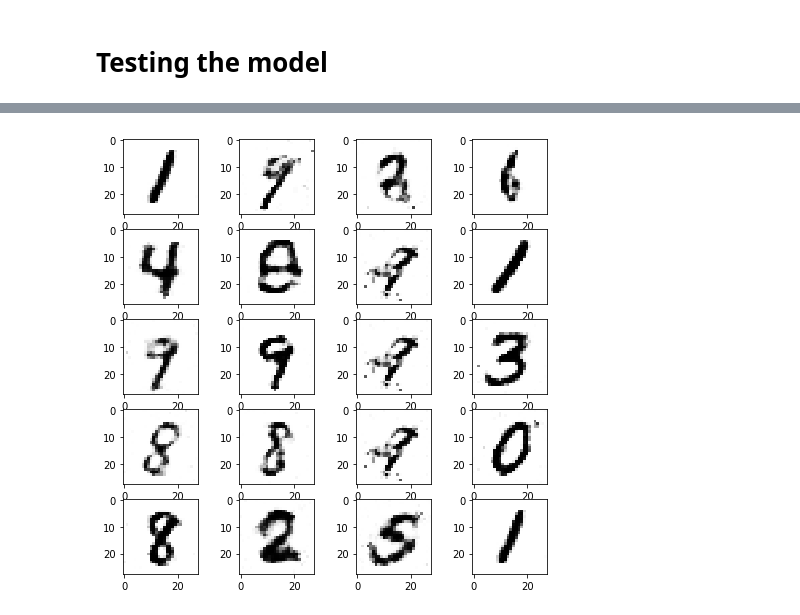
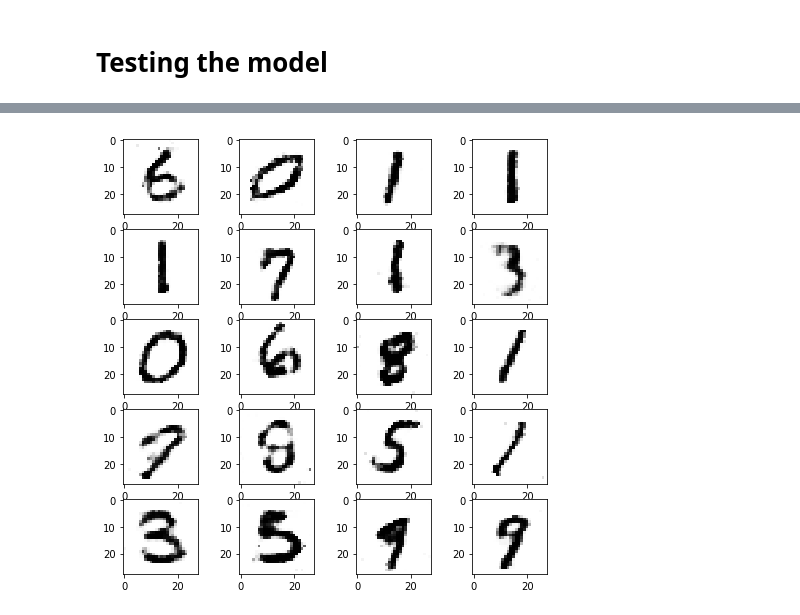
Before and after one commit to SAint7579/GAN_Tensorflow_MNIST, a Jupyter notebook: GAN on MNIST.ipynb, the cells around one changed output, grey strips where cells are left out. Saved outputs shown, nothing was run; the diff lists cells and outputs as text; code cells hidden in the pictures.

```diff
--- a/GAN on MNIST.ipynb
+++ b/GAN on MNIST.ipynb
@@ -102,7 +79,7 @@ G_trainer = tf.train.AdamOptimizer(lr).minimize(G_loss, var_list=g_vars)
 # %%
 #Training session
 batch_size = 100
-epochs = 500
+epochs = 2000
 init = tf.global_variables_initializer()
 saver = tf.train.Saver()
 # %%
@@ -169,7 +128,7 @@ with tf.Session() as sess:
     #Restoring the saved model
     saver.restore(sess,"./model/gan_model")
     #Generating 100 random samples
-    for x in range(100):
+    for x in range(200):
         sample_z = np.random.uniform(-1,1,size=(1,100))
         gen_sample = sess.run(generator(z,reuse=True),feed_dict={z:sample_z})
         new_samples.append(gen_sample)
@@ -178,15 +135,15 @@ INFO:tensorflow:Restoring parameters from ./model/gan_model
 # %%
 #Creating graph
 fig=plt.figure(figsize=(8, 8))
 columns = 4
 rows = 5
 for l in range(1, columns*rows +1):
     #Selecting a random index
-    ind = int(np.random.randint(low= 0,high =100))
+    ind = int(np.random.randint(low= 0,high =200))
     fig.add_subplot(rows, columns, l)
     #Adding the figure to graph
     plt.imshow(new_samples[ind].reshape(28,28),cmap= 'Greys')
 #Showing the graph
 plt.show()
 # %% [output]
-[figure, old version]
+[figure, new version]
```
Also changed, not shown: parts of 6 cells of this notebook, 4 other files.
